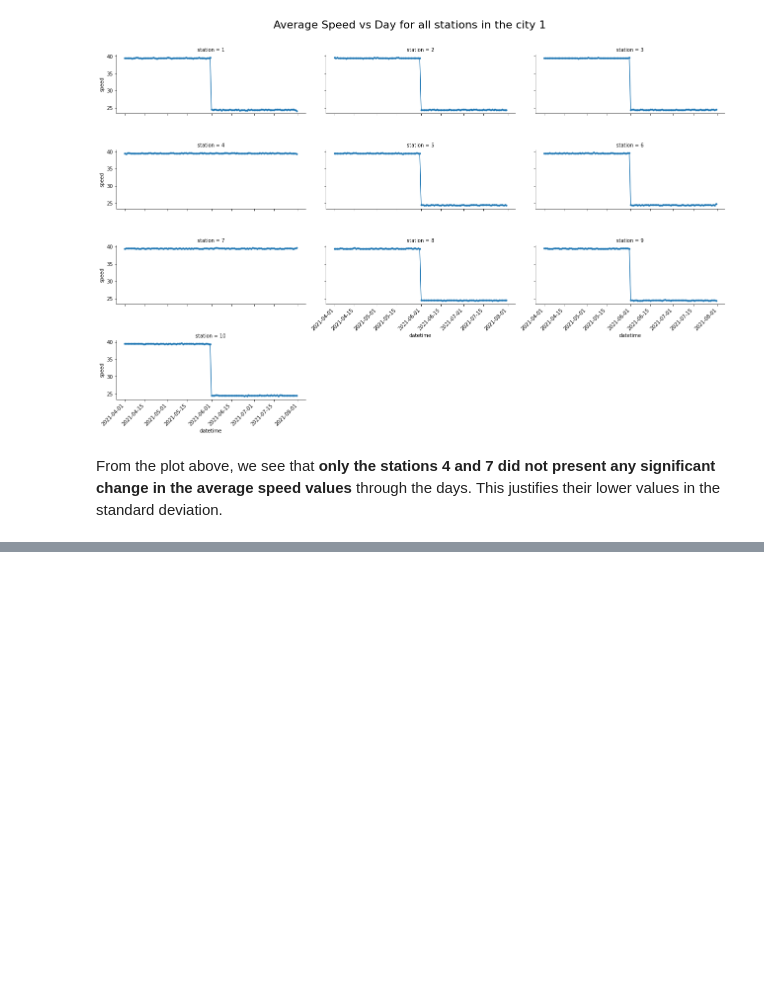
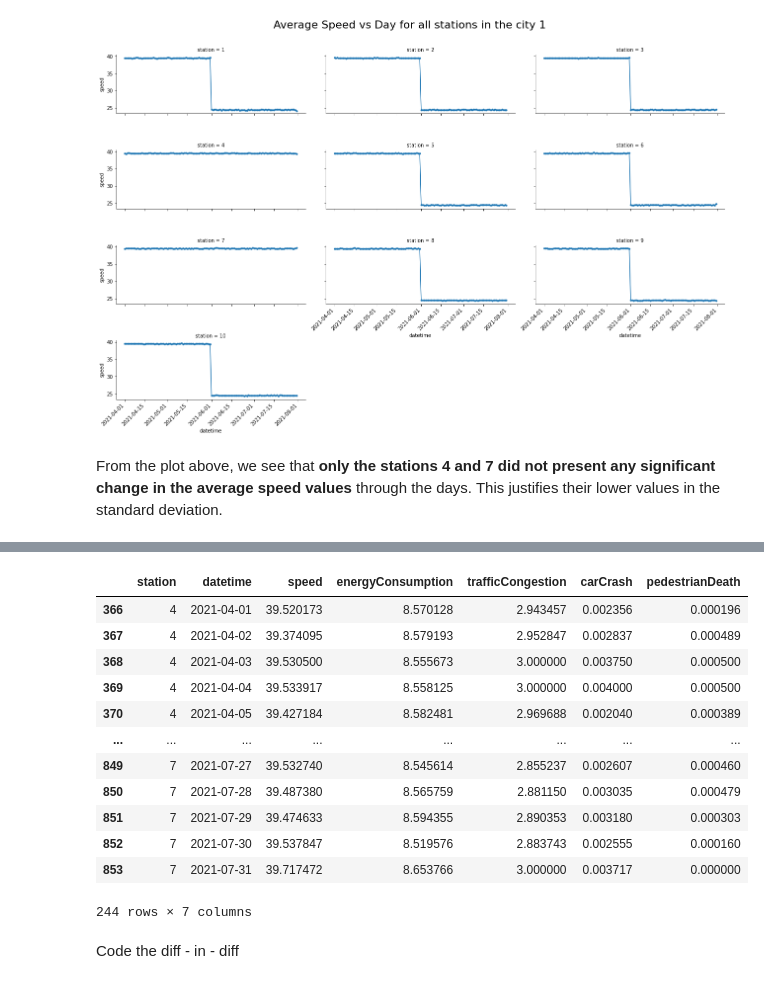
Before and after one commit to leonardohannas/MODS206_TelecomParis, a Jupyter notebook: notebook.ipynb, the cells around one changed output, grey strips where cells are left out. Drawn from its saved outputs; the diff is of its cells as text; code cells hidden in the pictures; blank space fills up the shorter version.

```diff
--- a/notebook.ipynb
+++ b/notebook.ipynb
@@ -222,0 +328,20 @@ From the plot above, we see that **only the stations 4 and 7 did not present any
+# %%
+df = stations_city_1_mean.reset_index()
+# %%
+df.loc[df['station'].isin([4,7])]
+# %% [output]
+|  | station | datetime | speed | energyConsumption | trafficCongestion | carCrash | pedestrianDeath |
+| 366 | 4 | 2021-04-01 | 39.520173 | 8.570128 | 2.943457 | 0.002356 | 0.000196 |
+| 367 | 4 | 2021-04-02 | 39.374095 | 8.579193 | 2.952847 | 0.002837 | 0.000489 |
+| 368 | 4 | 2021-04-03 | 39.530500 | 8.555673 | 3.000000 | 0.003750 | 0.000500 |
+| 369 | 4 | 2021-04-04 | 39.533917 | 8.558125 | 3.000000 | 0.004000 | 0.000500 |
+| 370 | 4 | 2021-04-05 | 39.427184 | 8.582481 | 2.969688 | 0.002040 | 0.000389 |
+| ... | ... | ... | ... | ... | ... | ... | ... |
+| 849 | 7 | 2021-07-27 | 39.532740 | 8.545614 | 2.855237 | 0.002607 | 0.000460 |
+| 850 | 7 | 2021-07-28 | 39.487380 | 8.565759 | 2.881150 | 0.003035 | 0.000479 |
+| 851 | 7 | 2021-07-29 | 39.474633 | 8.594355 | 2.890353 | 0.003180 | 0.000303 |
+| 852 | 7 | 2021-07-30 | 39.537847 | 8.519576 | 2.883743 | 0.002555 | 0.000160 |
+| 853 | 7 | 2021-07-31 | 39.717472 | 8.653766 | 3.000000 | 0.003717 | 0.000000 |
+244 rows × 7 columns
+# %% [markdown]
+Code the diff - in - diff
```
Also changed, not shown: parts of 7 cells of this notebook, 1 other file.
